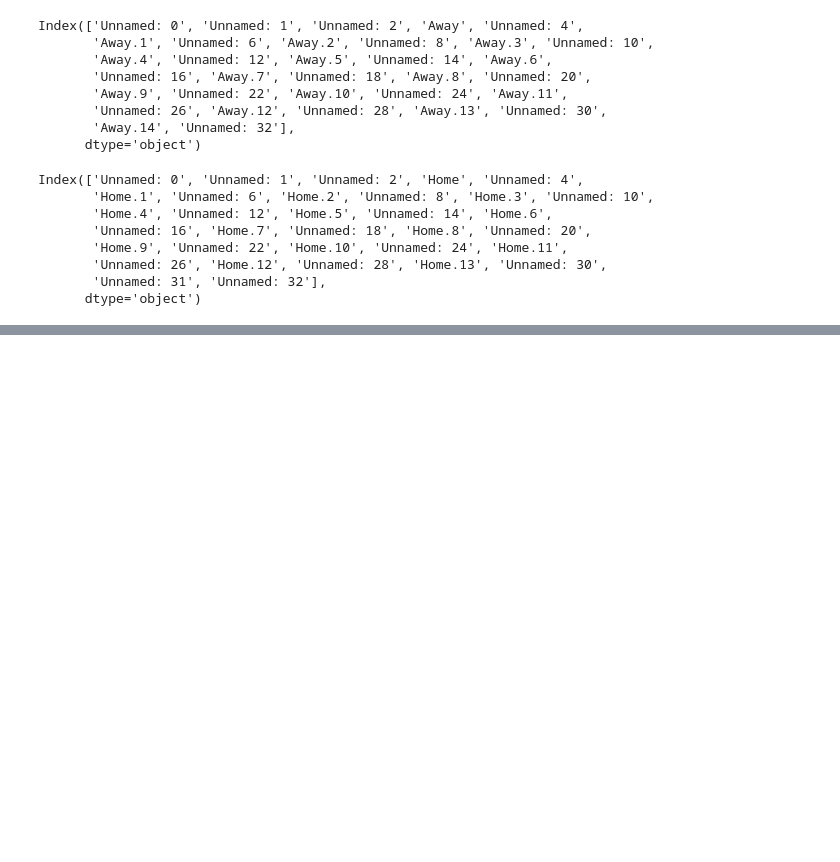
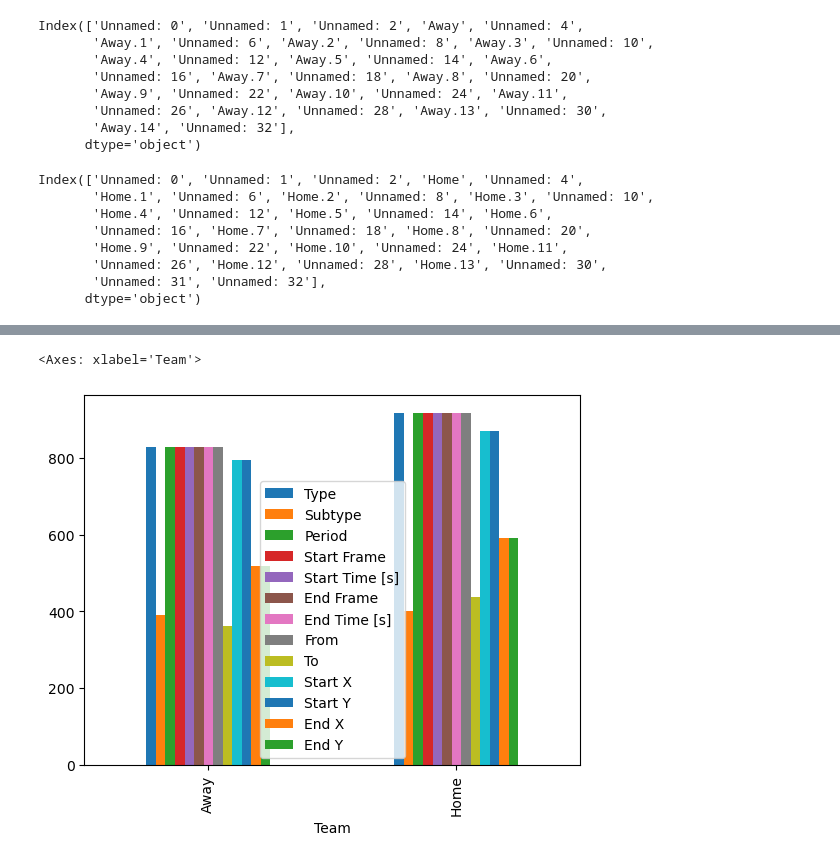
Before and after one commit to lnyousif/Football101, a Jupyter notebook: Sean Notebook.ipynb, the cells around one changed output, grey strips where cells are left out. Drawn from its saved outputs; the diff is of its cells as text; code cells hidden in the pictures; blank space fills up the shorter version.

```diff
--- a/Sean Notebook.ipynb
+++ b/Sean Notebook.ipynb
@@ -139,0 +187,5 @@ Index(['Unnamed: 0', 'Unnamed: 1', 'Unnamed: 2', 'Home', 'Unnamed: 4',
+# %%
+sample_game_1_events.groupby(sample_game_1_events["Team"]).count().plot(kind="bar")
+# %% [output]
+<Axes: xlabel='Team'>
+[figure, added]
```
Also changed, not shown: parts of 17 cells of this notebook.
